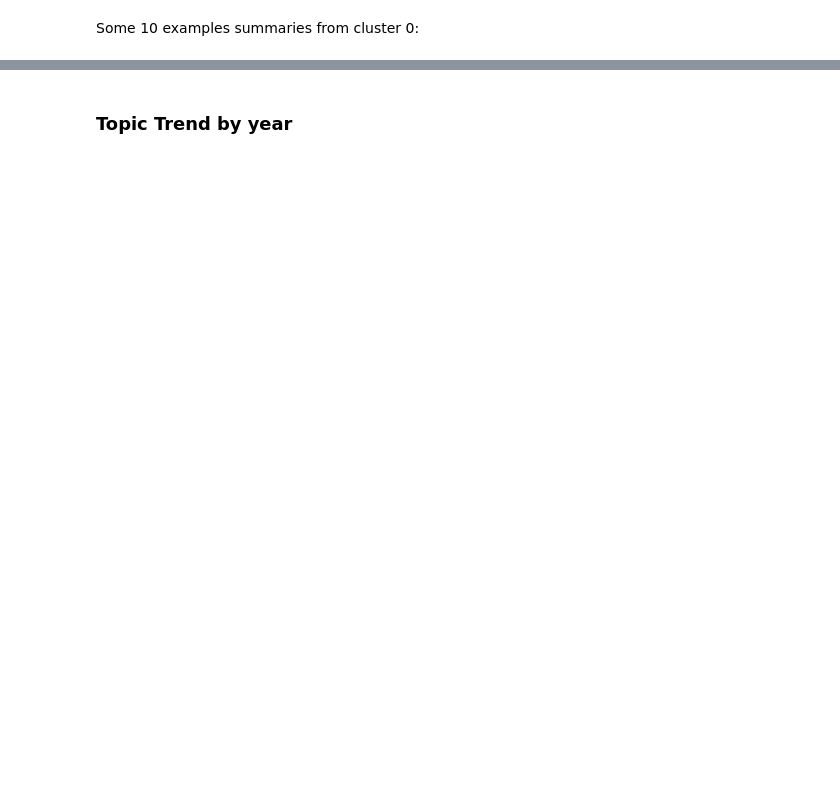
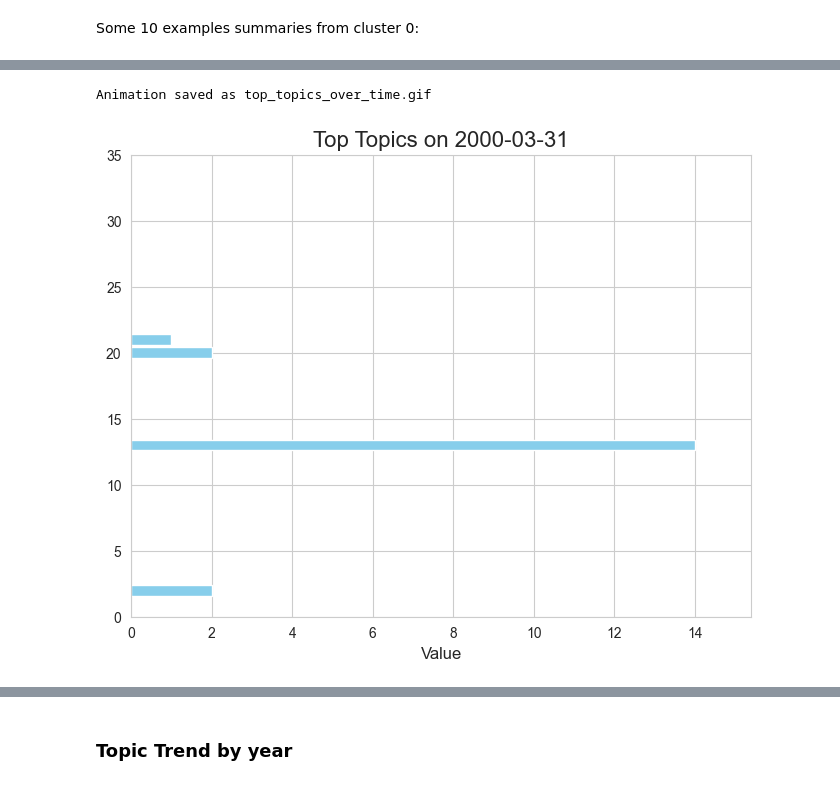
Before and after one commit to MStrzezon/Arxiv-Topic-Trend-Analysis, a Jupyter notebook: src/doc2vec/doc2vec_kmeans.ipynb, the cells around one changed output, grey strips where cells are left out. Saved outputs shown, nothing was run; the diff lists cells and outputs as text; code cells hidden in the pictures; blank space fills up the shorter version.

```diff
--- a/src/doc2vec/doc2vec_kmeans.ipynb
+++ b/src/doc2vec/doc2vec_kmeans.ipynb
@@ -228,0 +237,2 @@ Top 10 words: ['patient', 'clinical', 'medical', 'disease', 'health', 'diagnosis
+# %%
+topic_trend = data.groupby(['Quarter', 'Topic']).size().reset_index(name='Count')
@@ -228,0 +266,2 @@ Top 10 words: ['patient', 'clinical', 'medical', 'disease', 'health', 'diagnosis
+# %%
+topic_trend_pivot = topic_trend.pivot(index='Quarter', columns='Topic', values='Count').fillna(0)
@@ -228,0 +279,2 @@ Top 10 words: ['patient', 'clinical', 'medical', 'disease', 'health', 'diagnosis
+# %%
+pivoted_data = topic_trend_pivot.sort_index()
@@ -228,0 +283,28 @@ Top 10 words: ['patient', 'clinical', 'medical', 'disease', 'health', 'diagnosis
+# %%
+fig, ax = plt.subplots(figsize=(8, 6))
+
+# set y lim to show 0-35
+ax.set_ylim(0, 35)
+
+def update(frame):
+    ax.clear()
+    current_data = pivoted_data.iloc[:frame + 1].iloc[-1]
+    current_data = current_data.sort_values(ascending=False)
+    current_data = current_data.head(10)  # Show only top 10 topics
+
+    ax.barh(current_data.index, current_data.values, color='skyblue')
+    ax.set_title(f"Top Topics on {pivoted_data.index[frame].strftime('%Y-%m-%d')}", fontsize=16)
+    ax.set_xlabel('Value', fontsize=12)
+    ax.set_xlim(0, current_data.max() * 1.1)
+    ax.set_ylim(0, 35)
+
+ani = animation.FuncAnimation(fig, update, frames=len(pivoted_data), interval=500)
+
+# Save as GIF
+output_gif_path = 'top_topics_over_time.gif'
+ani.save(output_gif_path, writer='pillow', fps=10)
+
+print(f"Animation saved as {output_gif_path}")
+# %% [output]
+Animation saved as top_topics_over_time.gif
+[figure, added]
```
Also changed, not shown: parts of 25 cells of this notebook, 1 other file.
